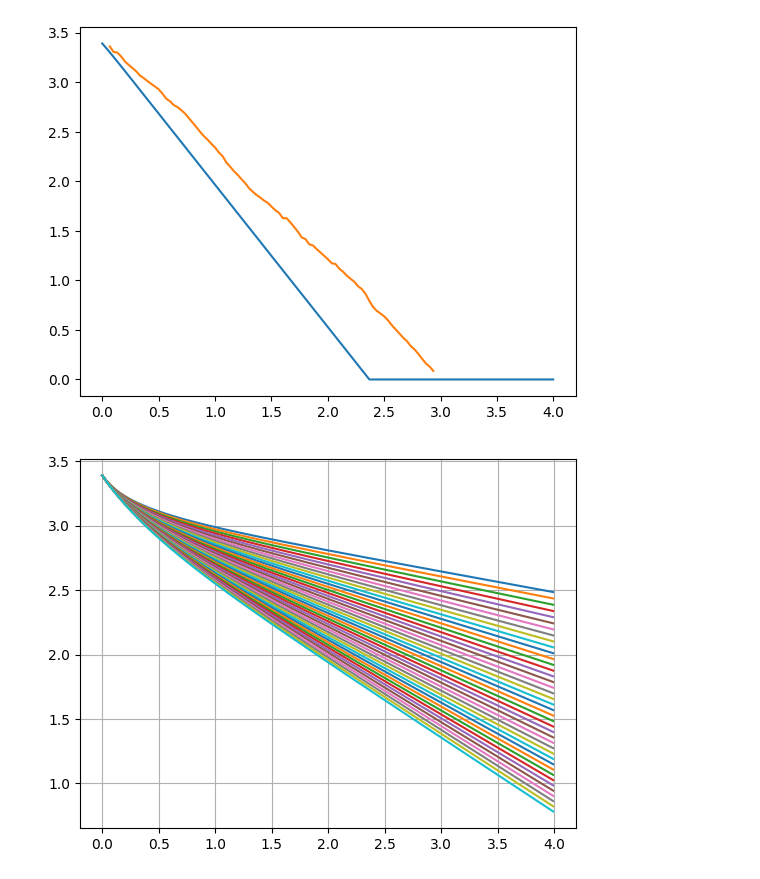
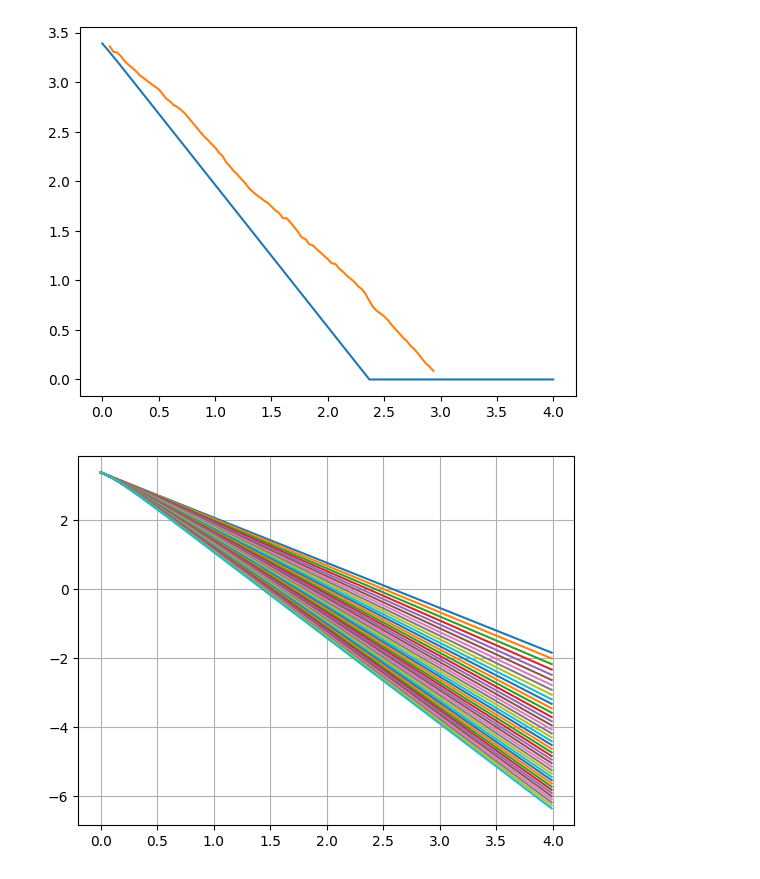
Before and after one commit to YamanduGermano/modsim-projeto3, a Jupyter notebook: lara.ipynb, the cells around one changed output. Saved outputs shown, nothing was run; the diff lists cells and outputs as text; code cells hidden in the pictures.

```diff
--- a/lara.ipynb
+++ b/lara.ipynb
@@ -95,36 +95,36 @@ def modelo1(X,t,massa):
     y = X[0]
     vy = X[1]
 
     drag = (cd * par * vy**2 * A)/2
     peso = massa * g
 
     dydt = vy
-    dvydt = (drag-massa*peso)/massa
+    dvydt = (drag-peso)/massa
 
-    if y <= 0:
-        dydt = 0
-        dvydt = 0
+    # if y <= 0:
+    #     dydt = 0
+    #     dvydt = 0
 
     return [dydt, dvydt]
 
 y0 = 3.391
 vy0 = -1.285 #momento em que o paraquedas é aberto totalmente
 ci = [y0, vy0]
 
 
 lista_con=[]
 
 tempo1 = np.arange(0, 4 ,1e-2)
 for i in m_lista:
     massa=i
     mod = odeint(modelo1, ci, tempo1, args=(massa,))
     listay = mod[:,0]
     lista_con.append(cheguei(listay))
     listavy = mod[:,1]
     plt.plot(tempo1,listay)
 
 plt.grid()
 plt.show()
 # %% [output]
-[figure, old version]
+[figure, new version]
 # %%
```
Also changed, not shown: parts of 1 cell of this notebook.
